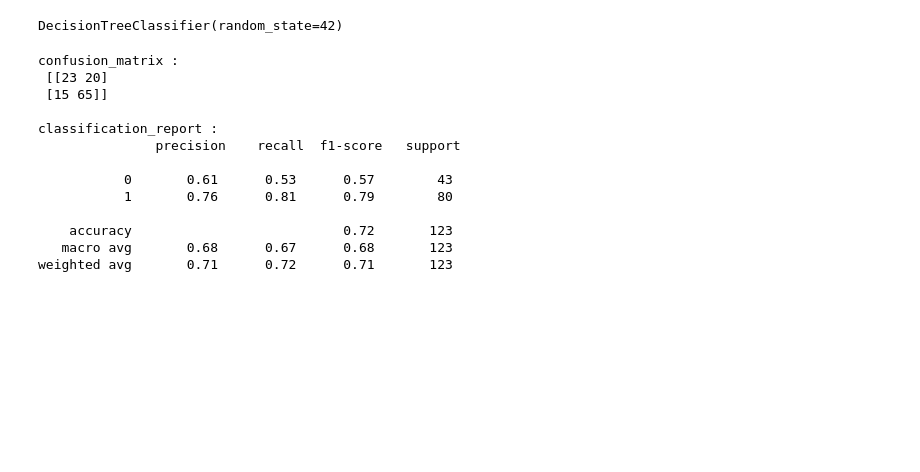
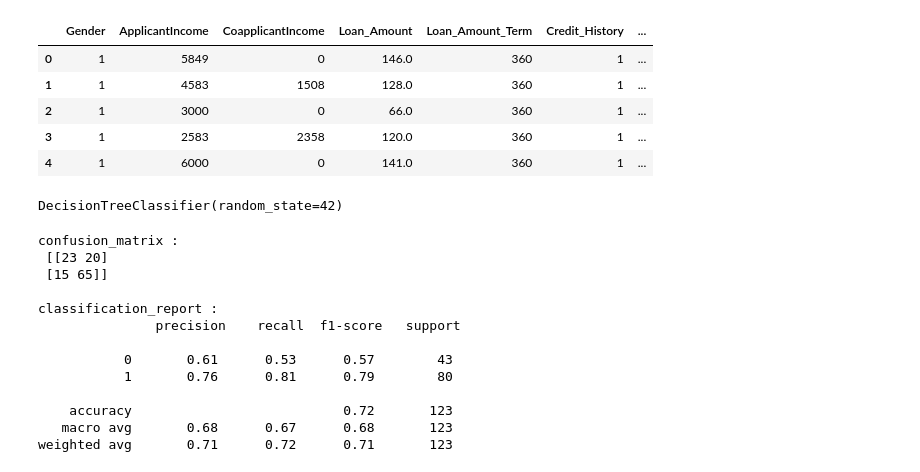
Before and after one commit to swapnil-pisal/Loan-Approval-Prediction, a Jupyter notebook: learning_notebooks/04_Decision_Tree.ipynb, the cells around one changed output. Drawn from its saved outputs; the diff is of its cells as text; code cells hidden in the pictures; blank space fills up the shorter version.

```diff
--- a/learning_notebooks/04_Decision_Tree.ipynb
+++ b/learning_notebooks/04_Decision_Tree.ipynb
@@ -12,3 +12,12 @@ df=joblib.load('../learning_notebooks/03_Model_Building_Logistic_Regression.ipyn
+# %%
+df.head()
+# %% [output]
+|  | Gender | ApplicantIncome | CoapplicantIncome | Loan_Amount | Loan_Amount_Term | Credit_History | ... |
+| 0 | 1 | 5849 | 0 | 146.0 | 360 | 1 | ... |
+| 1 | 1 | 4583 | 1508 | 128.0 | 360 | 1 | ... |
+| 2 | 1 | 3000 | 0 | 66.0 | 360 | 1 | ... |
+| 3 | 1 | 2583 | 2358 | 120.0 | 360 | 1 | ... |
+| 4 | 1 | 6000 | 0 | 141.0 | 360 | 1 | ... |
 # %%
 # build decesion ttree
 # %%
```
Also changed, not shown: parts of 3 cells of this notebook, 3 other files.
